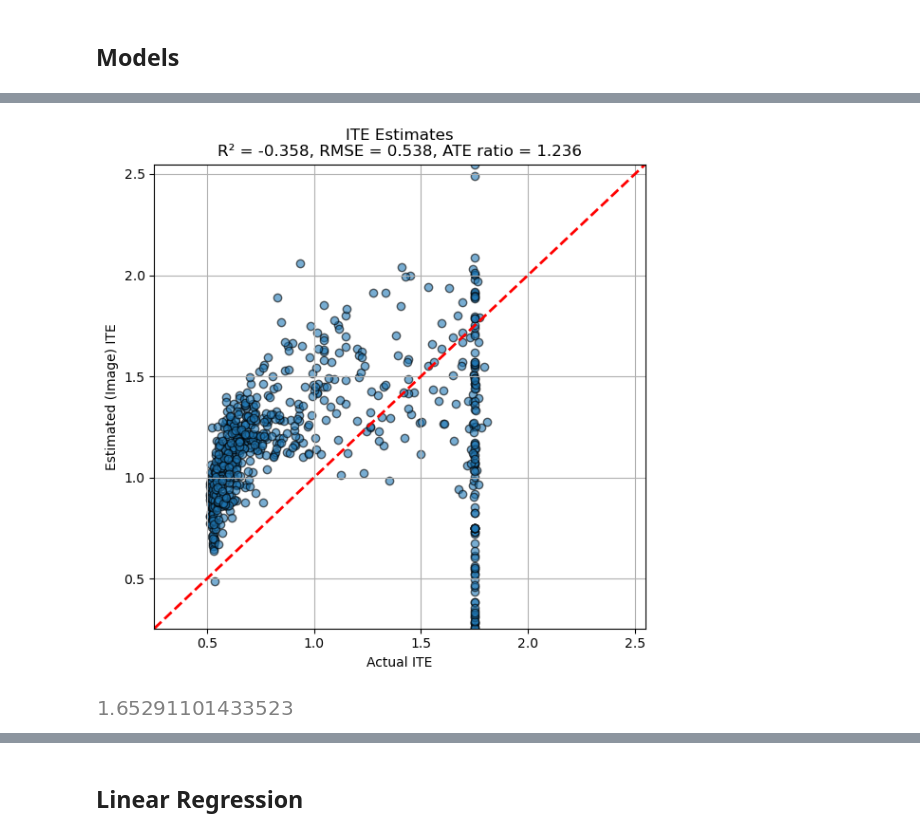
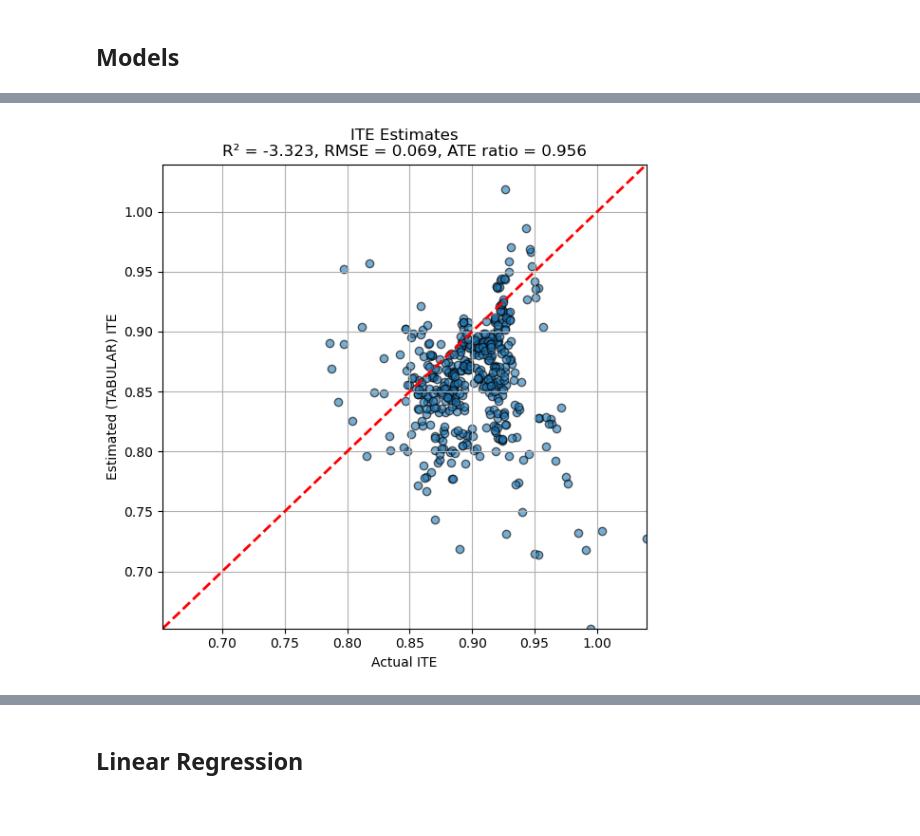
Before and after one commit to SMalaekeh/ImageTRT, a Jupyter notebook: Model/main.ipynb, the cells around one changed output, grey strips where cells are left out. Saved outputs shown, nothing was run; the diff lists cells and outputs as text; code cells hidden in the pictures; blank space fills up the shorter version.

Commit message:
Updated Model and Synthetic Data Generation

```diff
--- a/Model/main.ipynb
+++ b/Model/main.ipynb
@@ -413,0 +492,11 @@ Image Covariates: ['dem_mean', 'cap_mean', 'dem_std', 'cap_std', 'PC1', 'PC2', '
+# %%
+# 1. drop missing rows and reset index
+tab_df = tab_df.dropna(subset=COVS + [OUTCOME, TREAT]).reset_index(drop=True)
+
+# 2. split the (new) integer indices 0…n−1 into train/test
+train_idx, test_idx = train_test_split(
+    tab_df.index.values,
+    test_size=0.2,        # 20% test
+    random_state=42,      # for reproducibility
+    shuffle=True
+)
@@ -414,7 +509,7 @@ Image Covariates: ['dem_mean', 'cap_mean', 'dem_std', 'cap_std', 'PC1', 'PC2', '
 # %%
 # tabular-only
 cate_tab, ate_tab, model_tab = estimate_treatment_effect_tabular(
-    df=df,
+    df=tab_df,
     train_idx=train_idx,
     test_idx=test_idx,
     outcome_col=OUTCOME,
@@ -434,3 +518,0 @@ cate_img, ate_img, model_img = estimate_treatment_effect_tabular(
-# %%
-# Actual ITE
-cate_true = tab_df[['scene_id', 'theta_mean']]
@@ -476,10 +538,9 @@ estimated_col = "CATE"
 # %%
-
-df = pd.merge(
-    df_actual[[id_col, actual_col]],
-    df_estimated[[id_col, estimated_col, "dataset"]],
-    on=id_col,
+## Adding CATE estimation back to the data
+cate = cate_true.merge(
+    cate_tab,
+    on="scene_id",
     how="left",
 )
-df.head()
+cate.head(20)
 # %% [output]
@@ -492,39 +564,35 @@ df.head()
 # %%
+## Plotting the R2 for TABULAR CATE AND TRUE CATE
 from sklearn.metrics import r2_score, mean_squared_error
 
-df = df[df['dataset'] == "test"]
+cate = cate[cate['dataset'] == "test"]
 
 # 2) Extract arrays
-y_true = df[actual_col].to_numpy()
-y_pred = df[estimated_col].to_numpy()
+y_true = cate['theta_total'].to_numpy()
+y_pred = cate['CATE'].to_numpy()
 
 # 3) Compute metrics
 r2 = r2_score(y_true, y_pred)
 rmse = np.sqrt(mean_squared_error(y_true, y_pred))
 ate_true = y_true.mean()
 ate_pred = y_pred.mean()
 ate_ratio = ate_pred / ate_true if ate_true != 0 else np.nan
 
 # 4) Scatter plot actual vs. estimated
 plt.figure(figsize=(6, 6))
 plt.scatter(y_true, y_pred, alpha=0.6, edgecolor="k")
 lo = min(y_true.min(), y_pred.min())
 hi = max(y_true.max(), y_pred.max())
 plt.plot([lo, hi], [lo, hi], "r--", lw=2)
 plt.xlim(lo, hi)
 plt.ylim(lo, hi)
 plt.xlabel("Actual ITE")
-plt.ylabel("Estimated (Image) ITE")
+plt.ylabel("Estimated (TABULAR) ITE")
 plt.title(
     f"ITE Estimates\nR² = {r2:.3f}, RMSE = {rmse:.3f}, ATE ratio = {ate_ratio:.3f}"
 )
 plt.grid(True)
 plt.tight_layout()
 plt.show()
 # %% [output]
-[figure, old version]
+[figure, new version]
-# %%
-ate_true
-ate_pred
-# %% [output]
-[figure, removed]
```
Also changed, not shown: parts of 69 cells of this notebook, 26 other files.
